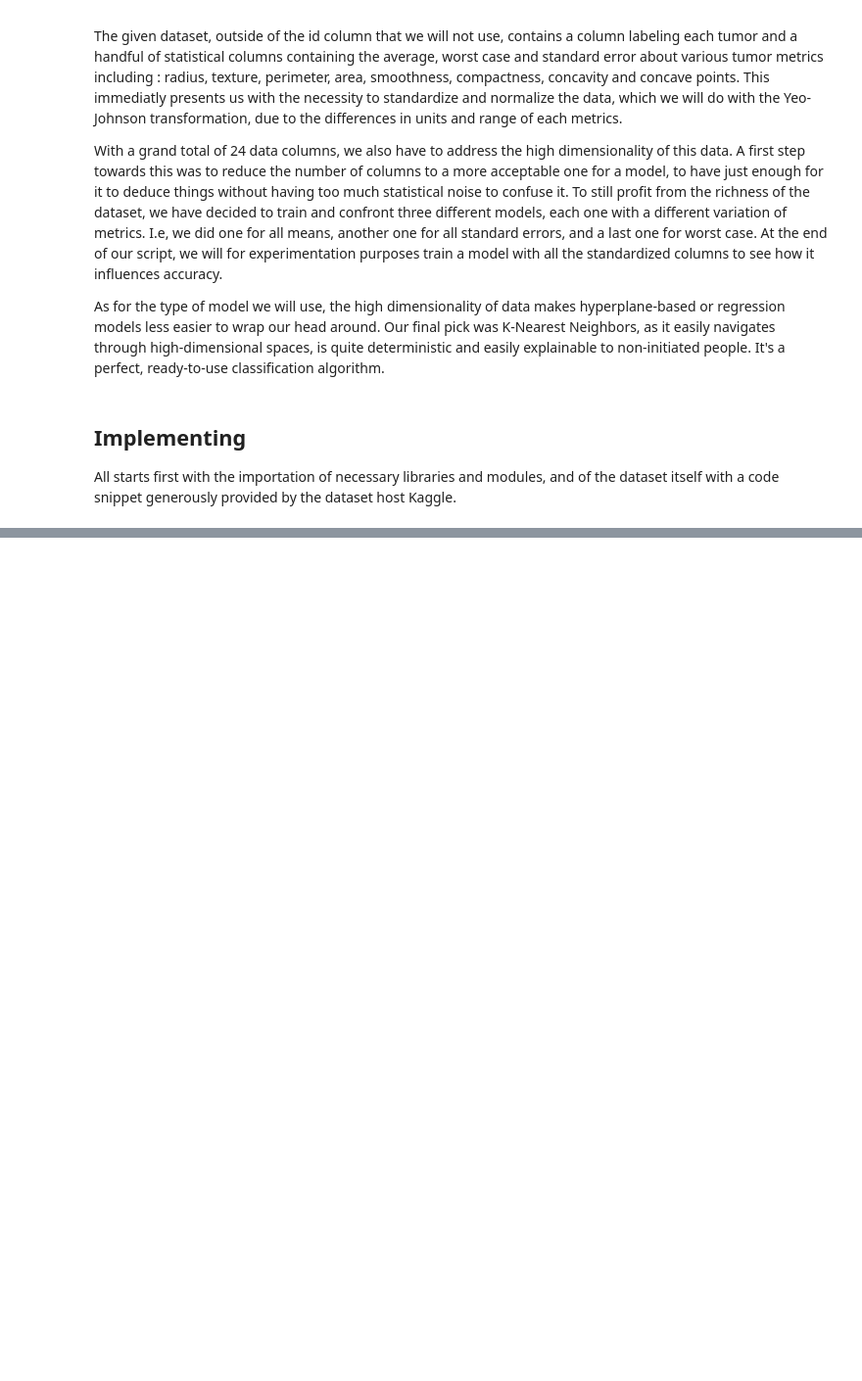
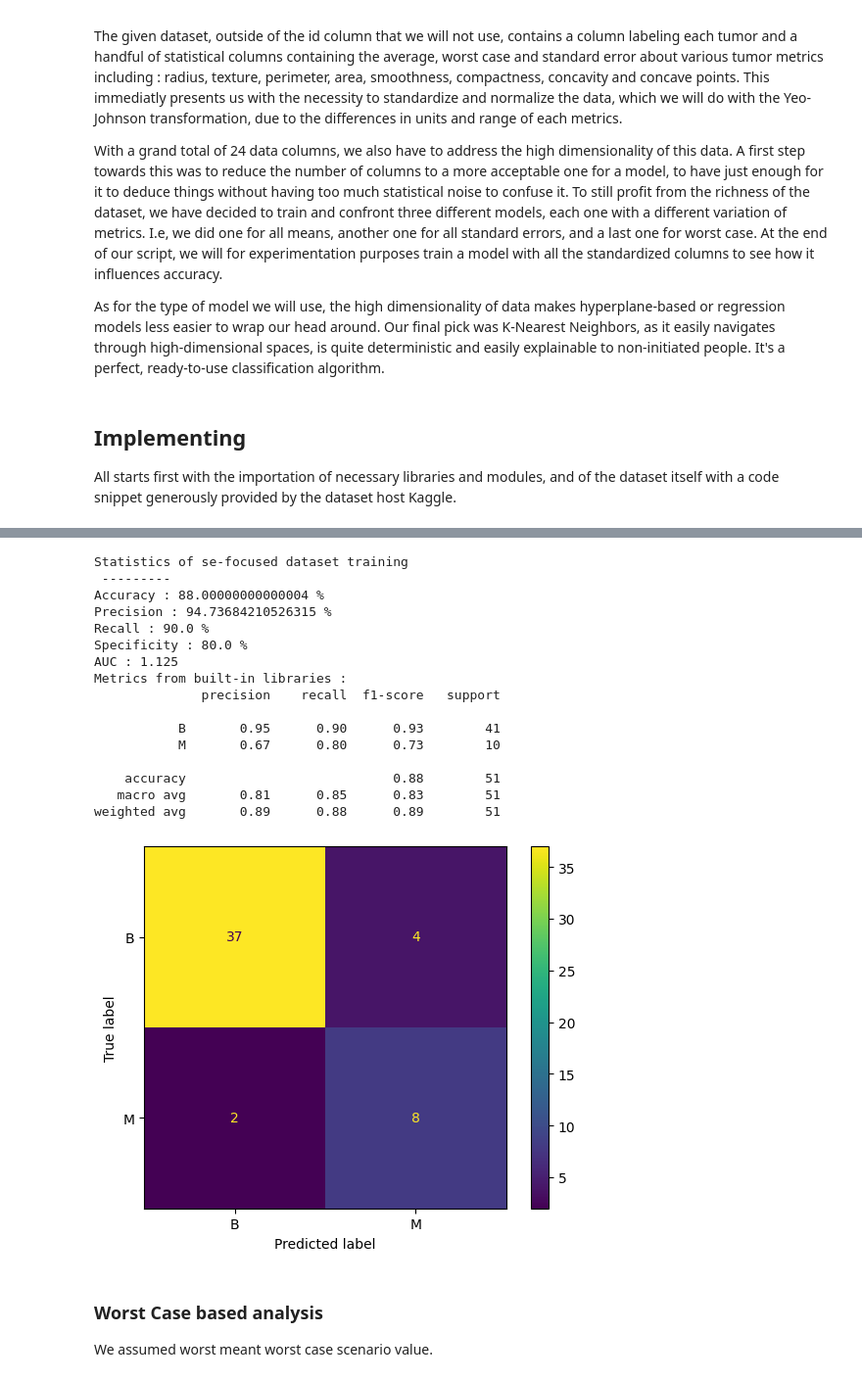
Before and after one commit to Herschel-The-Cauchois/Machine-Learning, a Jupyter notebook: breastCancerNotebook.ipynb, the cells around one changed output, grey strips where cells are left out. Shown at 98% size. Drawn from its saved outputs; the diff is of its cells as text; code cells hidden in the pictures; blank space fills up the shorter version.

```diff
--- a/breastCancerNotebook.ipynb
+++ b/breastCancerNotebook.ipynb
@@ -48,0 +176,52 @@ n = int(input("Enter number of neighbors to be considered in KNN : "))
+# %%
+accuracy = 0
+truepos = 0
+trueneg = 0
+falsepos = 0
+falseneg = 0
+for i in range(0,50):
+    if predictions[i] == real_values.iloc[i]:
+        accuracy += 1/50
+        if predictions[i] == "B":
+            truepos += 1
+        else:
+            trueneg += 1
+    else:
+        if predictions[i] == "B":
+            falsepos += 1
+        else:
+            falseneg += 1
+print("Statistics of se-focused dataset training\n ---------")
+print("Accuracy : " + str(accuracy*100) + " %")
+print("Precision : " + str((truepos/(truepos+falsepos))*100) + " %")
+print("Recall : " + str((truepos/(truepos+falseneg))*100) + " %")
+print("Specificity : " + str((trueneg/(trueneg+falsepos))*100) + " %")
+print("AUC : " + str((truepos/(truepos+falseneg))/(trueneg/(trueneg+falsepos))))
+
+print("Metrics from built-in libraries :")
+print(metrics.classification_report(real_values, predictions))
+
+metrics.ConfusionMatrixDisplay.from_predictions(real_values, predictions)
+plt.show()
+# %% [output]
+Statistics of se-focused dataset training
+ ---------
+Accuracy : 88.00000000000004 %
+Precision : 94.73684210526315 %
+Recall : 90.0 %
+Specificity : 80.0 %
+AUC : 1.125
+Metrics from built-in libraries :
+              precision    recall  f1-score   support
+
+           B       0.95      0.90      0.93        41
+           M       0.67      0.80      0.73        10
+
+    accuracy                           0.88        51
+   macro avg       0.81      0.85      0.83        51
+weighted avg       0.89      0.88      0.89        51
+[figure, added]
+# %% [markdown]
+### Worst Case based analysis
+
+We assumed worst meant worst case scenario value.
```
Also changed, not shown: parts of 12 cells of this notebook.
